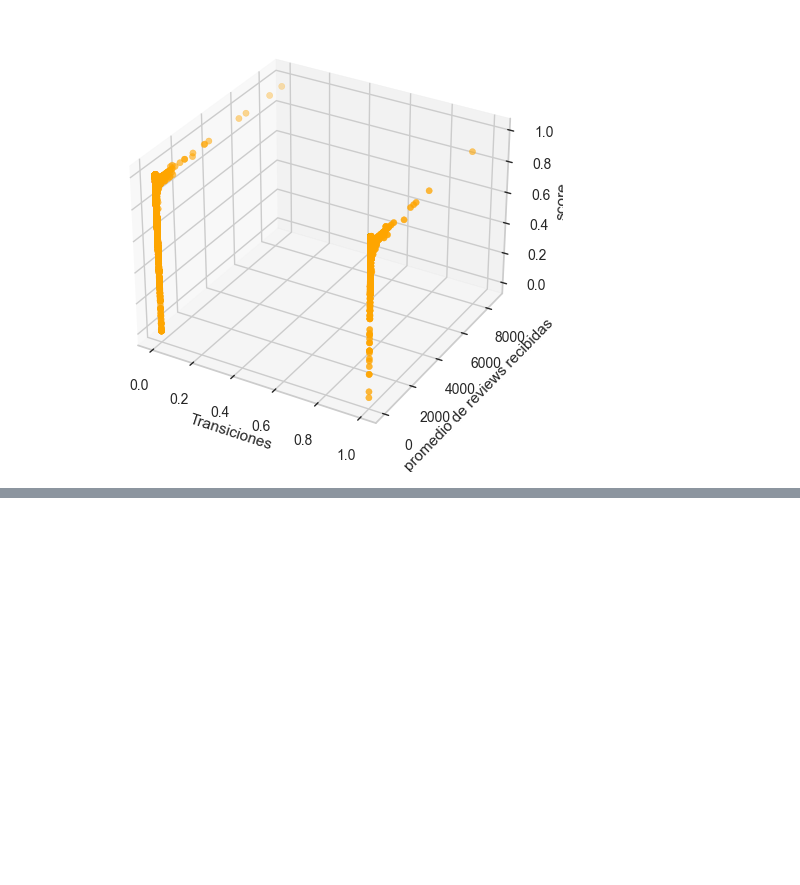
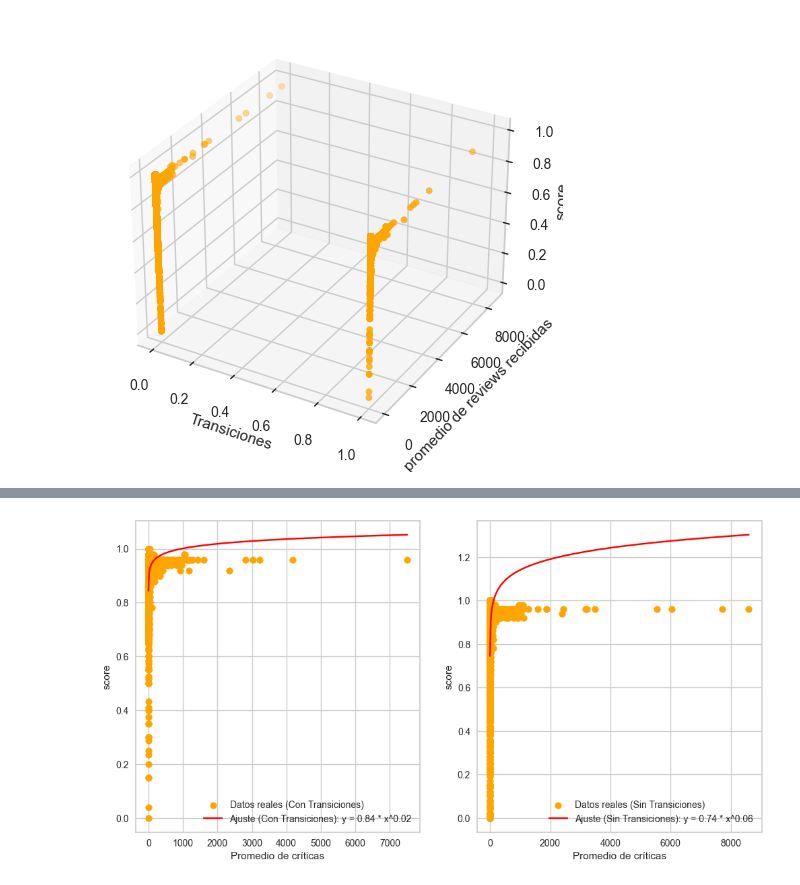
Before and after one commit to chainReactionCol/newRep, a Jupyter notebook: Data_StoryTelling_Sanchez_Ruiz.ipynb, the cells around one changed output, grey strips where cells are left out. Cells and saved outputs as stored; diff of their text form; code cells hidden in the pictures; blank space fills up the shorter version.

```diff
--- a/Data_StoryTelling_Sanchez_Ruiz.ipynb
+++ b/Data_StoryTelling_Sanchez_Ruiz.ipynb
@@ -488,3 +521,6 @@ plt.show()
 [figure]
 # %%
 scatterMergedYeo2=mergedYeo[['review_count','has_transitions','score']]
+# %%
+scatterMergedYeo2['has_transitions']=scatterMergedYeo2['has_transitions'].astype(int)
+scatterMergedYeo2
@@ -506,0 +611,51 @@ plt.show()
+# %%
+XD_with2 = scatterMergedYeo2[scatterMergedYeo2['has_transitions'] == 1][['review_count']]
+yD_with2 = scatterMergedYeo2[scatterMergedYeo2['has_transitions'] == 1]['score']
+
+XD_without2 = scatterMergedYeo2[scatterMergedYeo2['has_transitions'] == 0][['review_count']]
+yD_without2 = scatterMergedYeo2[scatterMergedYeo2['has_transitions'] == 0]['score']
+# %%
+def fit_and_plot2(XD_filtered, yD_filtered, label, subplot_index):
+    plt.subplot(subplot_index)
+
+    if np.any(yD_filtered <= 0):
+        print("Warning: yD_filtered contiene valores no positivos, aplicando corrección.")
+        yD_filtered += 1e-9  # 1e-9 es un pequeño valor para evitar tomar log(0)
+
+    X_log = np.log(XD_filtered['review_count']).values.reshape(-1, 1)
+    y_log = np.log(yD_filtered)
+
+
+    X_trainDF, X_testDF, y_trainDF, y_testDF = train_test_split(X_log, y_log, test_size=0.2, random_state=42)
+
+    model = LinearRegression()
+    model.fit(X_log, y_log)
+
+    a = np.exp(model.intercept_)
+    b = model.coef_[0]
+
+    x_range = np.linspace(min(XD_filtered['review_count']), max(XD_filtered['review_count']), 400)
+    x_range_log = np.log(x_range)
+
+    y_pred_log = model.predict(x_range_log.reshape(-1, 1))
+    y_pred = np.exp(y_pred_log)
+
+    plt.scatter(XD_filtered['review_count'], yD_filtered, label=f'Datos reales ({label})',color='orange')
+    plt.plot(x_range, y_pred, label=f'Ajuste ({label}): y = {a:.2f} * x^{b:.2f}',color='red')
+
+    plt.xlabel('Promedio de críticas')
+    plt.ylabel('score')
+    plt.legend()
+
+# Preparar el canvas para las dos subgráficas
+plt.figure(figsize=(12, 6))
+
+# Graficar la primera subgráfica para datos con transiciones
+fit_and_plot2(XD_with2, yD_with2, 'Con Transiciones', 121)
+
+# Graficar la segunda subgráfica para datos sin transiciones
+fit_and_plot2(XD_without2, yD_without2, 'Sin Transiciones', 122)
+
+# Mostrar ambas subgráficas
+plt.show()
+# %% [output]
@@ -506,0 +663 @@ plt.show()
+[figure, added]
```
Also changed, not shown: parts of 7 cells of this notebook.
